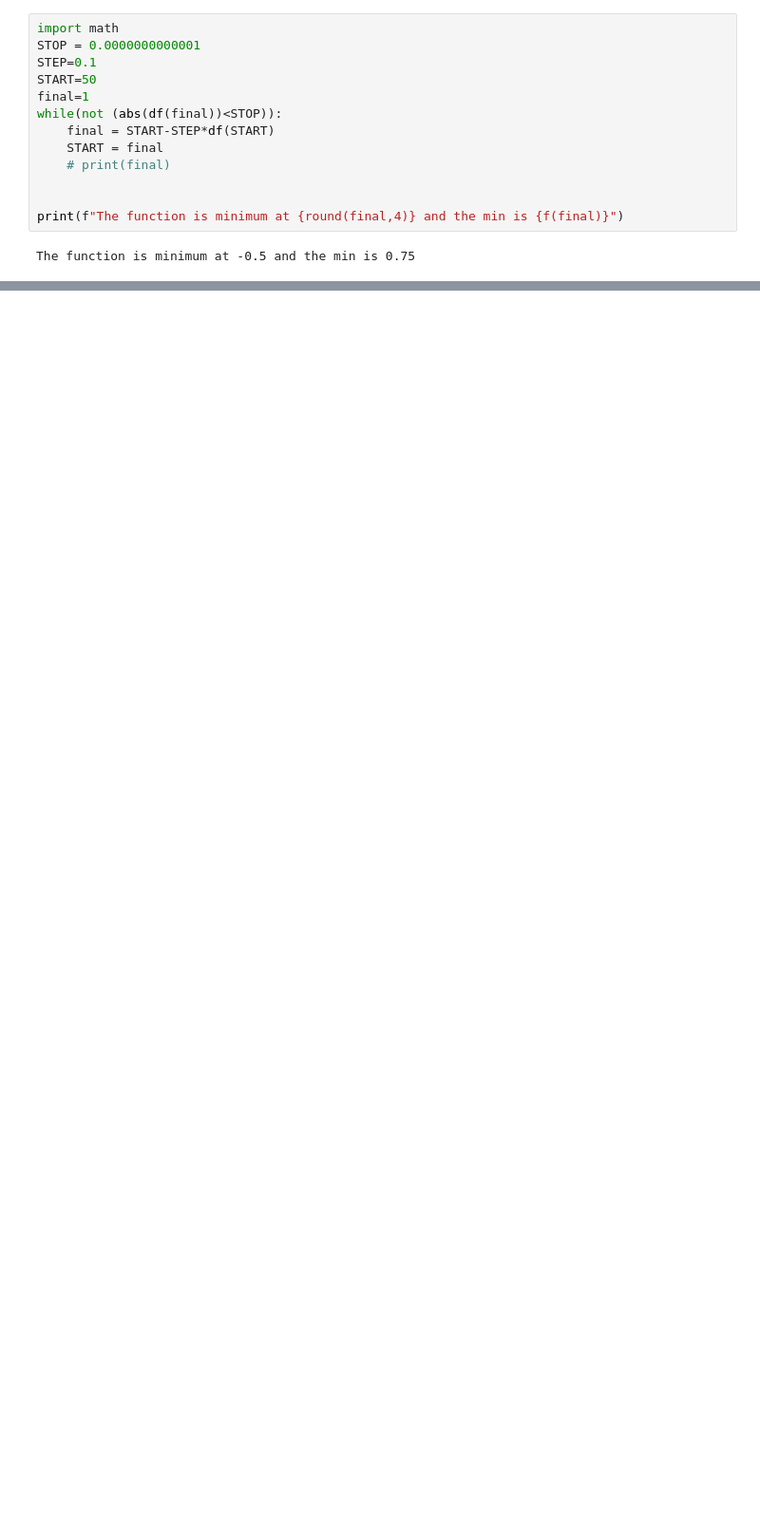
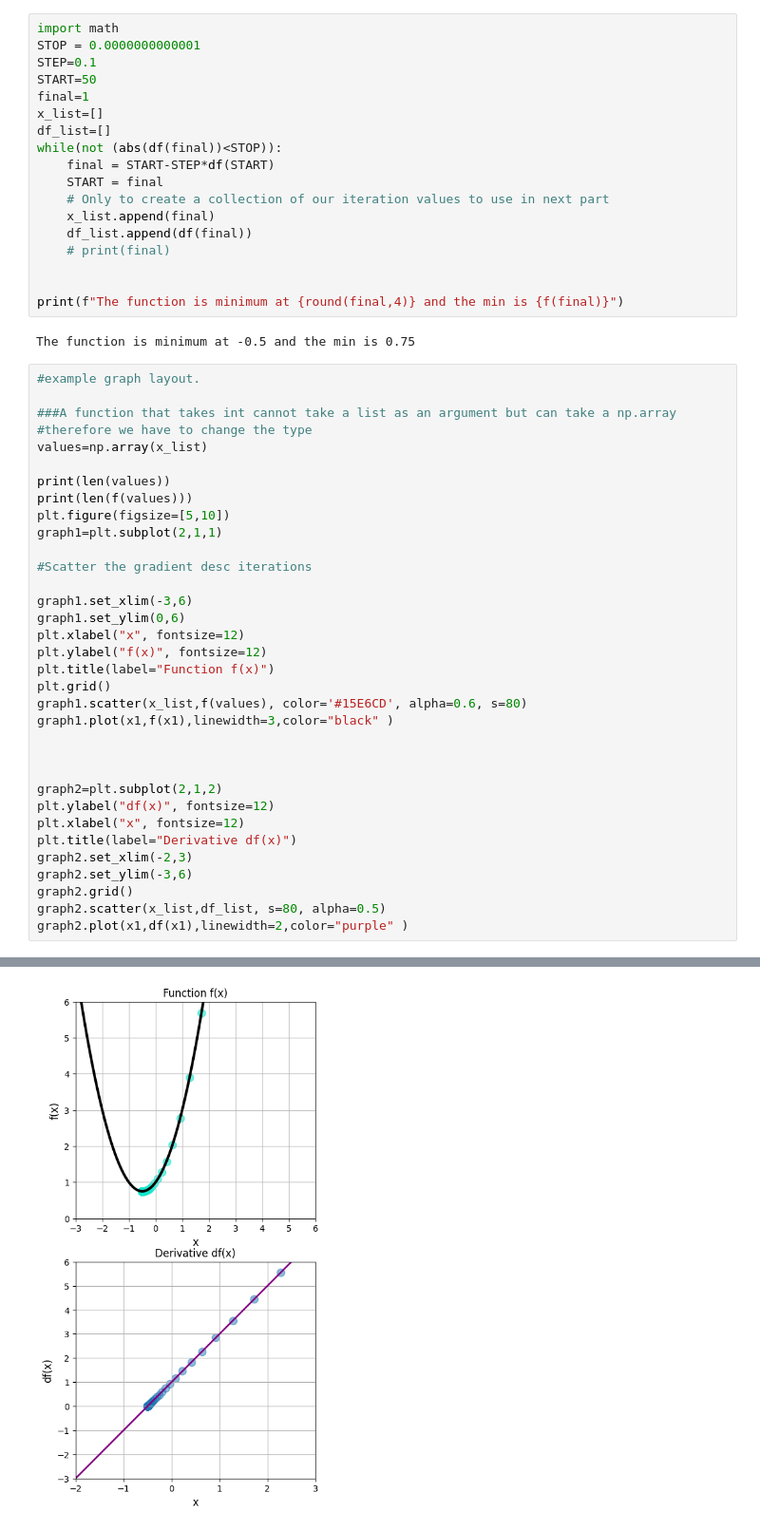
Before and after one commit to nazifishrak/Data-Science, a Jupyter notebook: GradientDescent/Syntax examples.ipynb, the cells around one changed output, grey strips where cells are left out. Shown: that part at 95% size. Cells and saved outputs as stored; diff of their text form; blank space fills up the shorter version.

Commit message:
Updated gd desc files

```diff
--- a/GradientDescent/Syntax examples.ipynb
+++ b/GradientDescent/Syntax examples.ipynb
@@ -85,12 +64,52 @@ STOP = 0.0000000000001
 STEP=0.1
 START=50
 final=1
+x_list=[]
+df_list=[]
 while(not (abs(df(final))<STOP)):
     final = START-STEP*df(START)
     START = final
+    # Only to create a collection of our iteration values to use in next part
+    x_list.append(final)
+    df_list.append(df(final))
     # print(final)
 
 
 print(f"The function is minimum at {round(final,4)} and the min is {f(final)}")
 # %% [output]
 The function is minimum at -0.5 and the min is 0.75
+# %%
+#example graph layout.
+
+###A function that takes int cannot take a list as an argument but can take a np.array
+#therefore we have to change the type
+values=np.array(x_list)
+
+print(len(values))
+print(len(f(values)))
+plt.figure(figsize=[5,10])
+graph1=plt.subplot(2,1,1)
+
+#Scatter the gradient desc iterations
+
+graph1.set_xlim(-3,6)
+graph1.set_ylim(0,6)
+plt.xlabel("x", fontsize=12)
+plt.ylabel("f(x)", fontsize=12)
+plt.title(label="Function f(x)")
+plt.grid()
+graph1.scatter(x_list,f(values), color='#15E6CD', alpha=0.6, s=80)
+graph1.plot(x1,f(x1),linewidth=3,color="black" )
+
+
+
+graph2=plt.subplot(2,1,2)
+plt.ylabel("df(x)", fontsize=12)
+plt.xlabel("x", fontsize=12)
+plt.title(label="Derivative df(x)")
+graph2.set_xlim(-2,3)
+graph2.set_ylim(-3,6)
+graph2.grid()
+graph2.scatter(x_list,df_list, s=80, alpha=0.5)
+graph2.plot(x1,df(x1),linewidth=2,color="purple" )
+# %% [output]
@@ -96,0 +119 @@ The function is minimum at -0.5 and the min is 0.75
+[figure, added]
```
Also changed, not shown: parts of 2 cells of this notebook.
